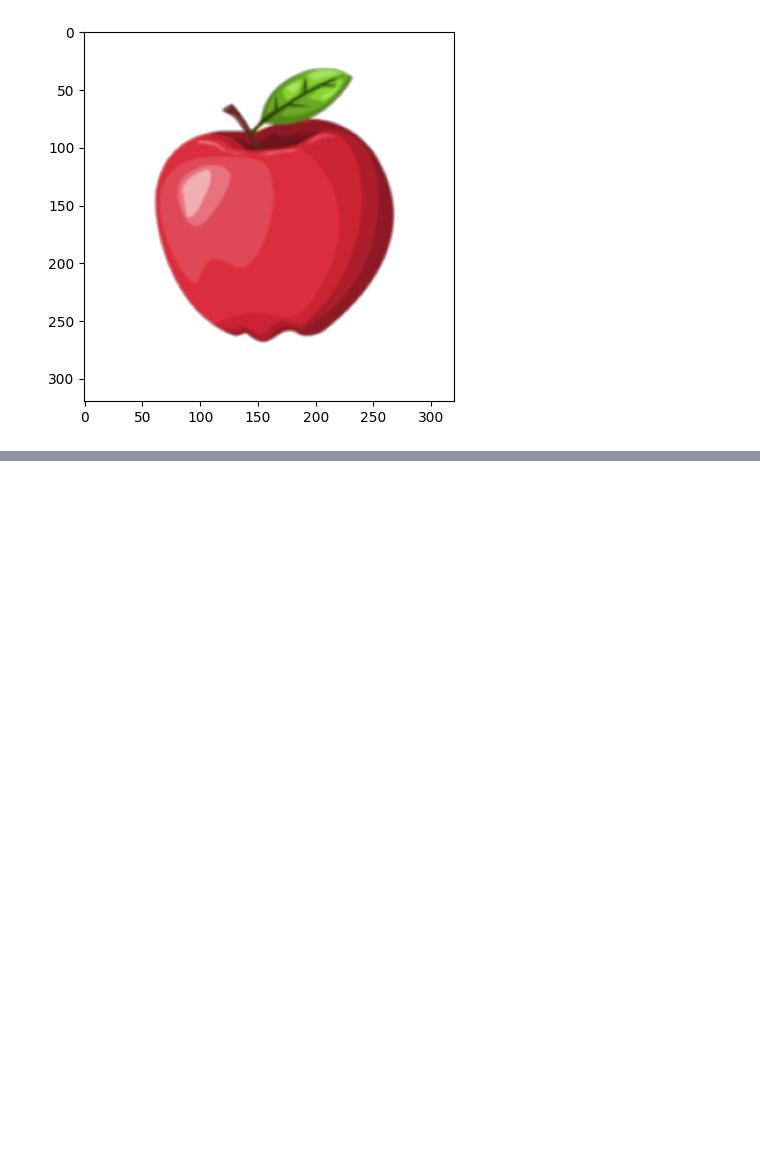
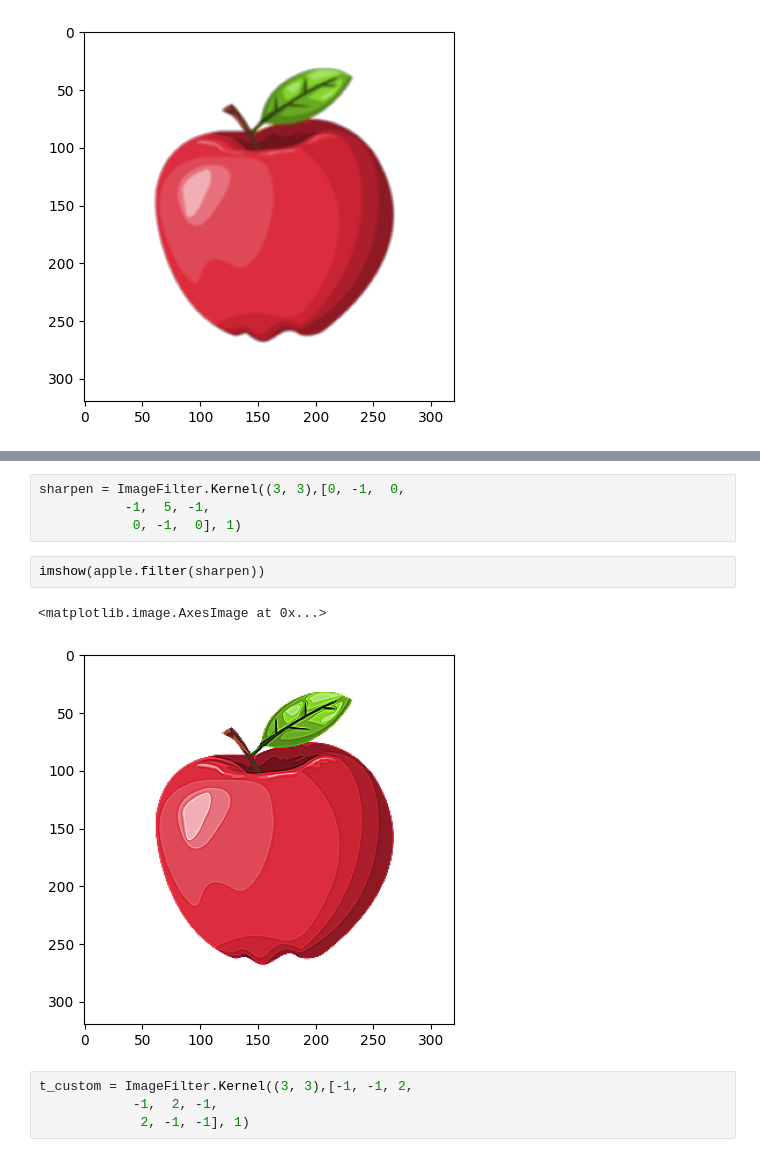
Before and after one commit to jbrun0r/PDI, a Jupyter notebook: kernels.ipynb, the cells around one changed output, grey strips where cells are left out. Saved outputs shown, nothing was run; the diff lists cells and outputs as text; blank space fills up the shorter version.

```diff
--- a/kernels.ipynb
+++ b/kernels.ipynb
@@ -41,0 +69,13 @@ imshow(apple.filter(blur))
+# %%
+sharpen = ImageFilter.Kernel((3, 3),[0, -1,  0,
+           -1,  5, -1,
+            0, -1,  0], 1)
+# %%
+imshow(apple.filter(sharpen))
+# %% [output]
+<matplotlib.image.AxesImage at 0x...>
+[figure, added]
+# %%
+t_custom = ImageFilter.Kernel((3, 3),[-1, -1, 2,
+            -1,  2, -1,
+             2, -1, -1], 1)
```
Also changed, not shown: parts of 7 cells of this notebook.
